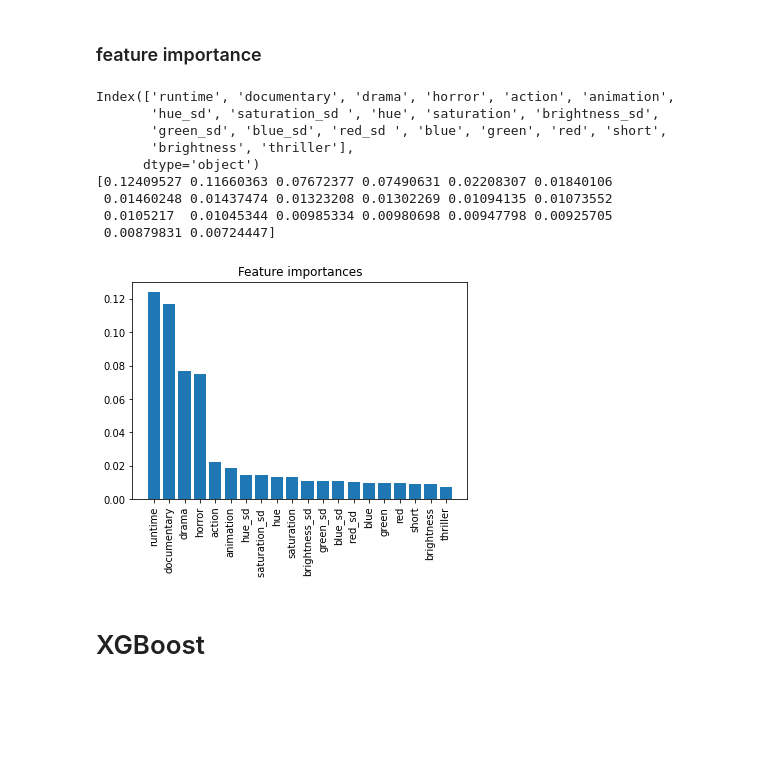
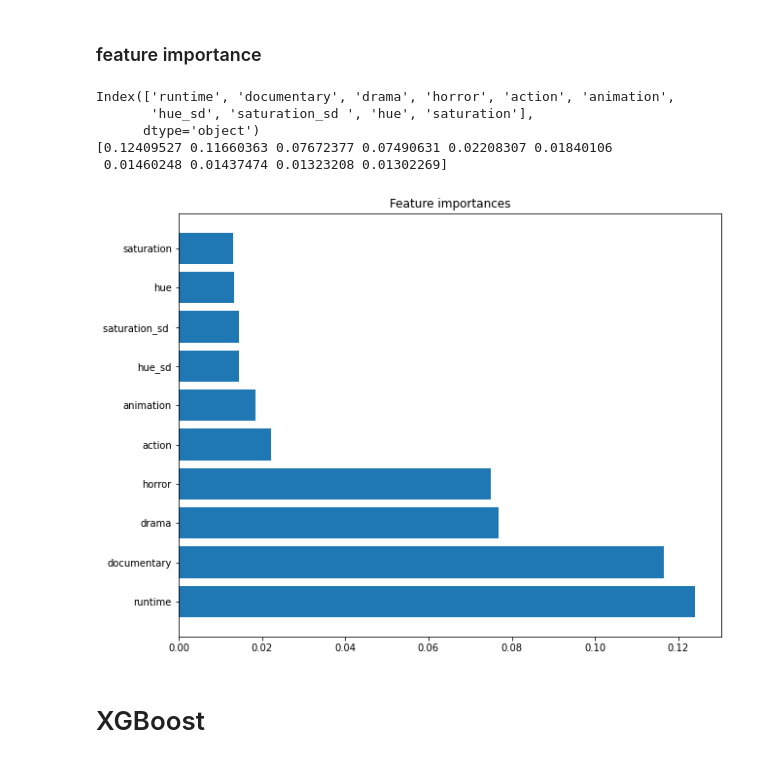
Before and after one commit to goqor0001/ml_project, a Jupyter notebook: notebooks/models.ipynb, the cells around one changed output. Cells and saved outputs as stored; diff of their text form; code cells hidden in the pictures; blank space fills up the shorter version.

```diff
--- a/notebooks/models.ipynb
+++ b/notebooks/models.ipynb
@@ -880,24 +880,21 @@ Cls (20 cls): 0.8340839402563981
 ### feature importance
 # %%
 importances_order = np.argsort(rfreg.feature_importances_)[::-1]
-print(train_X.columns[importances_order[:20]])
-print(rfreg.feature_importances_[importances_order[:20]])
-plt.figure()
+print(train_X.columns[importances_order[:10]])
+print(rfreg.feature_importances_[importances_order[:10]])
+plt.figure(figsize=(10, 8))
 plt.title("Feature importances")
-plt.bar(range(20),rfreg.feature_importances_[importances_order[:20]])
-plt.xticks(range(20), train_X.columns[importances_order[:20]], rotation='vertical')
+plt.barh(range(10),rfreg.feature_importances_[importances_order[:10]])
+plt.yticks(range(10), train_X.columns[importances_order[:10]], rotation='horizontal')
+plt.savefig('../plots/feature_importancvce.png')
 plt.show()
 # %% [output]
 Index(['runtime', 'documentary', 'drama', 'horror', 'action', 'animation',
-       'hue_sd', 'saturation_sd ', 'hue', 'saturation', 'brightness_sd',
-       'green_sd', 'blue_sd', 'red_sd ', 'blue', 'green', 'red', 'short',
-       'brightness', 'thriller'],
+       'hue_sd', 'saturation_sd ', 'hue', 'saturation'],
       dtype='object')
 [0.12409527 0.11660363 0.07672377 0.07490631 0.02208307 0.01840106
- 0.01460248 0.01437474 0.01323208 0.01302269 0.01094135 0.01073552
- 0.0105217  0.01045344 0.00985334 0.00980698 0.00947798 0.00925705
- 0.00879831 0.00724447]
+ 0.01460248 0.01437474 0.01323208 0.01302269]
-[figure, old version]
+[figure, new version]
 # %% [markdown]
 # XGBoost
 # %% [markdown]
```
Also changed, not shown: 9 other files.
